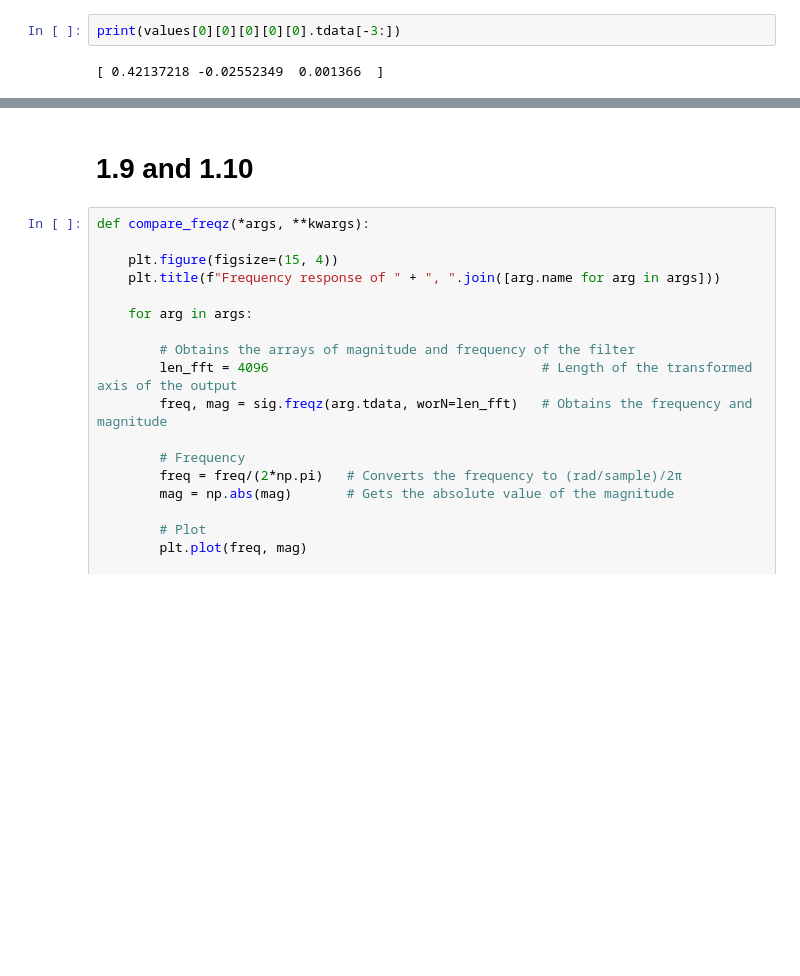
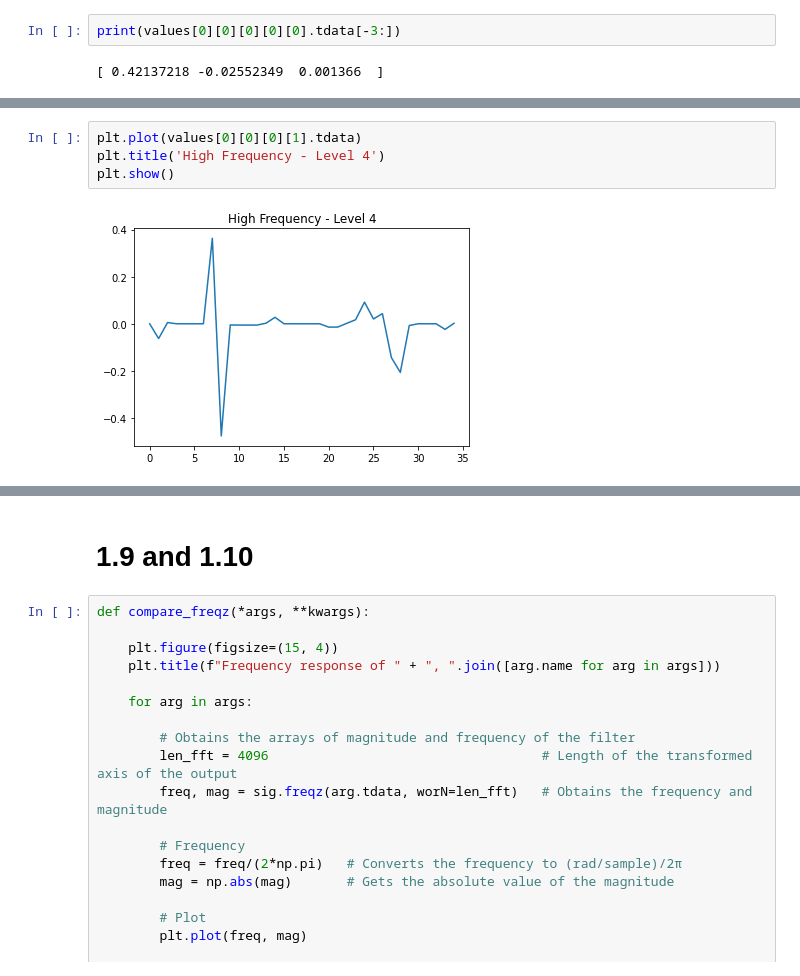
Before and after one commit to daniel-deutsch/TSIA201, a Jupyter notebook: TP3/main.ipynb, the cells around one changed output, grey strips where cells are left out. Cells and saved outputs as stored; diff of their text form; blank space fills up the shorter version.

```diff
--- a/TP3/main.ipynb
+++ b/TP3/main.ipynb
@@ -535,0 +532,6 @@ The discontinuities in the original signal indicate zones with high frequency. A
+# %%
+plt.plot(values[0][0][0][1].tdata)
+plt.title('High Frequency - Level 4')
+plt.show()
+# %% [output]
+[figure, added]
```
Also changed, not shown: parts of 15 cells of this notebook.
